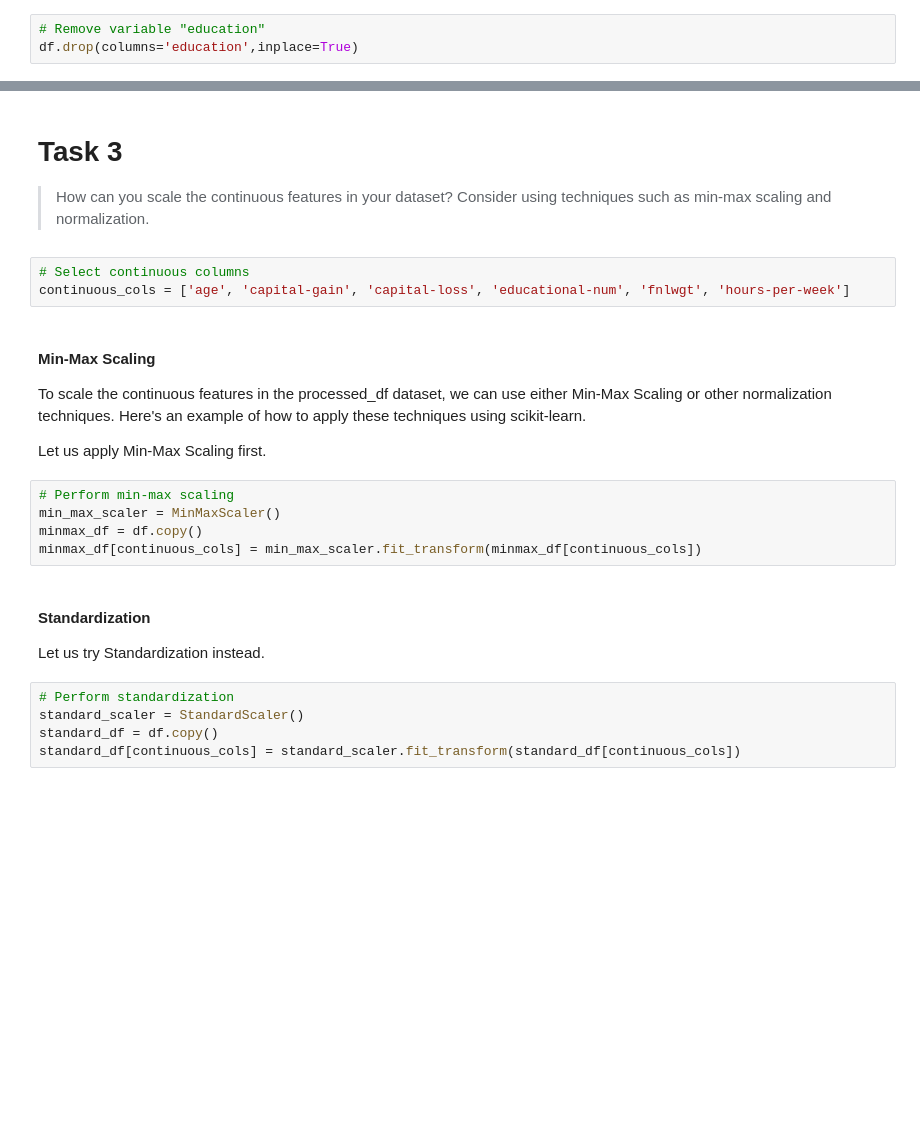
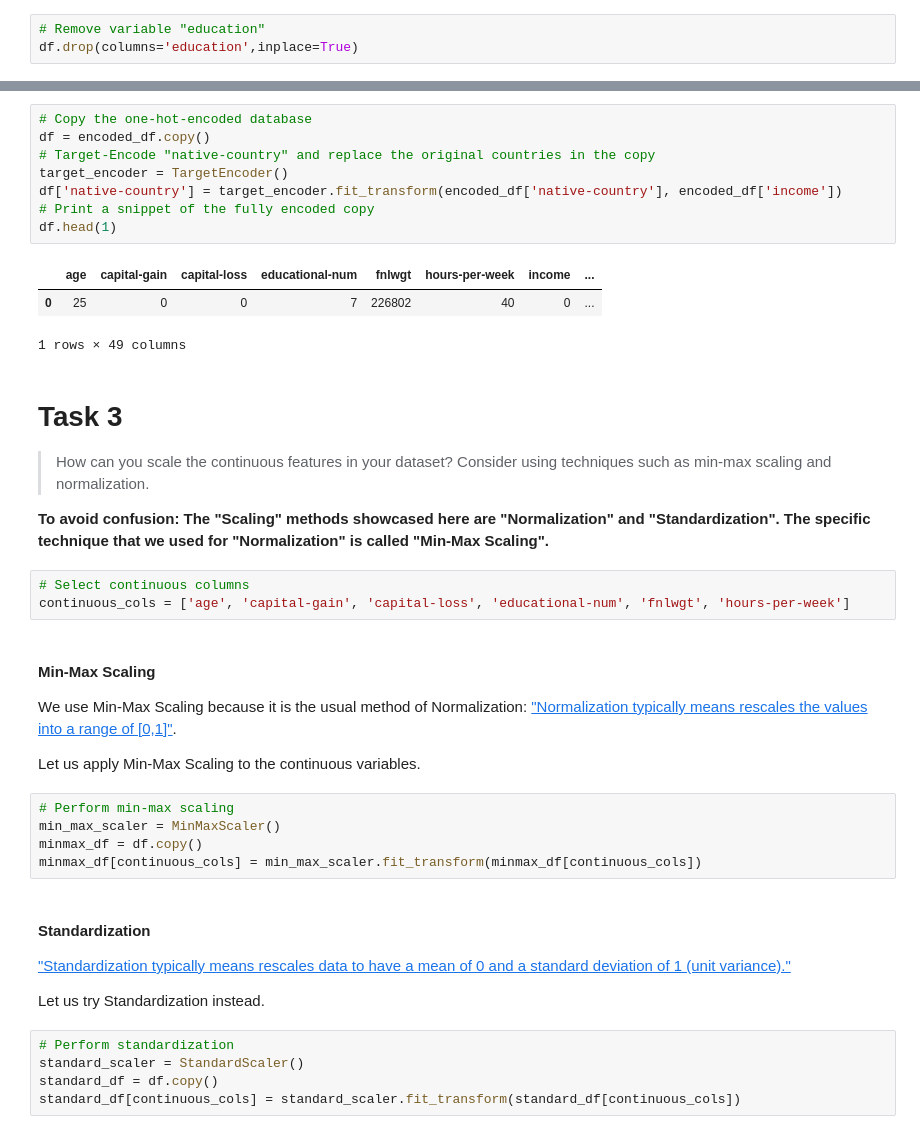
Before and after one commit to Jonson26/DSH-Pase2-Group1, a Jupyter notebook: Session2.ipynb, the cells around one changed output, grey strips where cells are left out. Saved outputs shown, nothing was run; the diff lists cells and outputs as text; blank space fills up the shorter version.

```diff
--- a/Session2.ipynb
+++ b/Session2.ipynb
@@ -374,16 +375,30 @@ df.describe()
+# %%
+# Copy the one-hot-encoded database
+df = encoded_df.copy()
+# Target-Encode "native-country" and replace the original countries in the copy
+target_encoder = TargetEncoder()
+df['native-country'] = target_encoder.fit_transform(encoded_df['native-country'], encoded_df['income'])
+# Print a snippet of the fully encoded copy
+df.head(1)
+# %% [output]
+|  | age | capital-gain | capital-loss | educational-num | fnlwgt | hours-per-week | income | ... |
+| 0 | 25 | 0 | 0 | 7 | 226802 | 40 | 0 | ... |
+1 rows × 49 columns
 # %% [markdown]
 # Task 3
 
 >How can you scale the continuous features in your dataset? Consider using techniques such as min-max scaling and normalization.
+
+**To avoid confusion: The "Scaling" methods showcased here are "Normalization" and "Standardization". The specific technique that we used for "Normalization" is called "Min-Max Scaling".**
 # %%
 # Select continuous columns
 continuous_cols = ['age', 'capital-gain', 'capital-loss', 'educational-num', 'fnlwgt', 'hours-per-week']
 # %% [markdown]
 #### Min-Max Scaling
 
-To scale the continuous features in the processed_df dataset, we can use either Min-Max Scaling or other normalization techniques. Here's an example of how to apply these techniques using scikit-learn.
+We use Min-Max Scaling because it is the usual method of Normalization: ["Normalization typically means rescales the values into a range of [0,1]"](https://towardsdatascience.com/normalization-vs-standardization-quantitative-analysis-a91e8a79cebf).
 
-Let us apply Min-Max Scaling first.
+Let us apply Min-Max Scaling to the continuous variables.
 # %%
 # Perform min-max scaling
 min_max_scaler = MinMaxScaler()
@@ -392,6 +407,8 @@ minmax_df[continuous_cols] = min_max_scaler.fit_transform(minmax_df[continuous_c
 # %% [markdown]
 #### Standardization
 
+["Standardization typically means rescales data to have a mean of 0 and a standard deviation of 1 (unit variance)."](https://towardsdatascience.com/normalization-vs-standardization-quantitative-analysis-a91e8a79cebf)
+
 Let us try Standardization instead.
 # %%
 # Perform standardization
```
Also changed, not shown: parts of 25 cells of this notebook.
